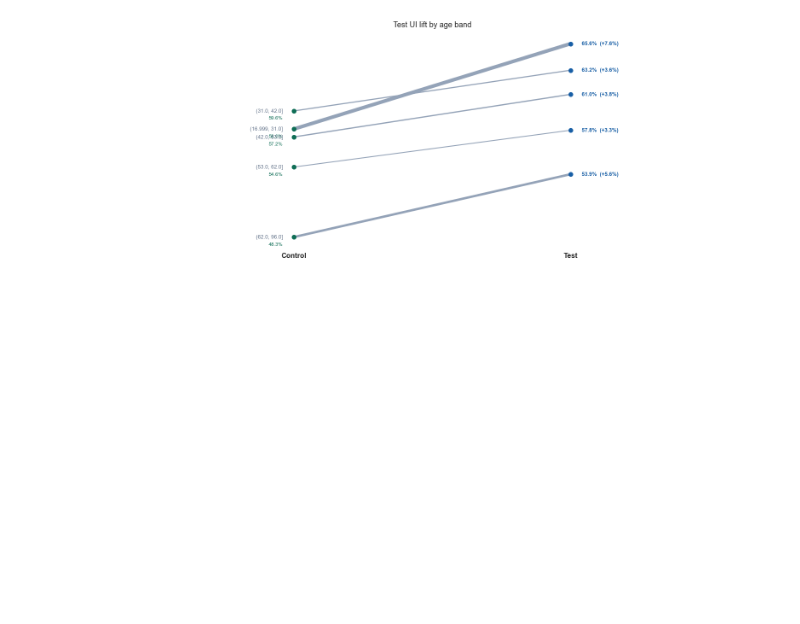
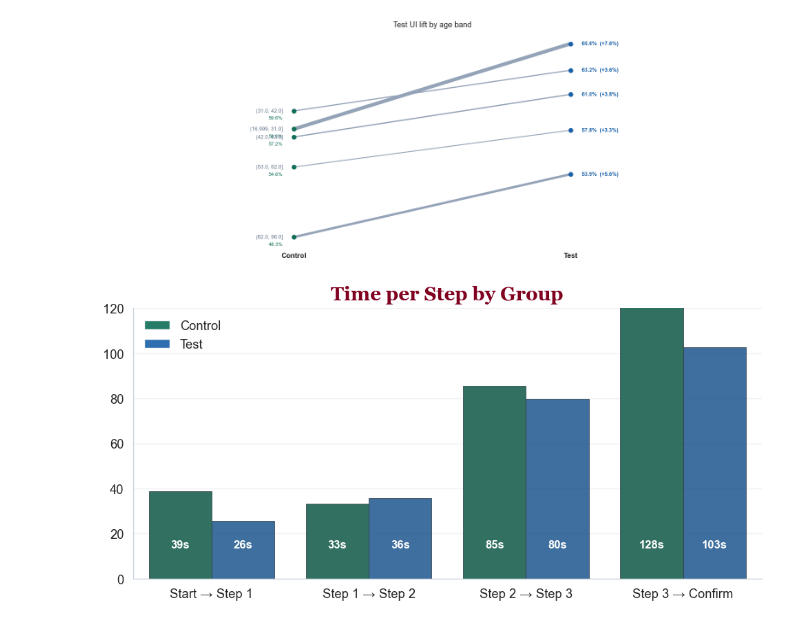
Before and after one commit to bibianglez/project2_eda_inf_stats_tableau, a Jupyter notebook: notebooks/Claire_figures.ipynb, the cells around one changed output. Saved outputs shown, nothing was run; the diff lists cells and outputs as text; code cells hidden in the pictures; blank space fills up the shorter version.

```diff
--- a/notebooks/Claire_figures.ipynb
+++ b/notebooks/Claire_figures.ipynb
@@ -1384,3 +1387,82 @@ plt.tight_layout()
 plt.show()
 # %% [output]
 [figure]
+# %%
+step_labels_t = {
+    'time_start_step1': 'Start → Step 1',
+    'time_step1_step2': 'Step 1 → Step 2',
+    'time_step2_step3': 'Step 2 → Step 3',
+    'time_step3_confirm': 'Step 3 → Confirm'
+}
+df_t['step_label'] = df_t['step'].map(step_labels_t)
+step_order_t = list(step_labels_t.values())
+
+fig, ax = plt.subplots(figsize=(10, 5))
+
+sns.barplot(
+    data=df_t,
+    x='step_label',
+    y='time(seconds)',
+    hue='condition',
+    order=step_order_t,
+    palette=['#0f6e56', '#185fa6'],
+    ax=ax,
+    edgecolor='#2f3e46',
+    linewidth=0.6,
+    alpha=0.9
+)
+
+ax.grid(True, axis='y', color='#94a3b8', linestyle='-', alpha=0.15)
+ax.grid(False, axis='x')
+ax.set_ylim(0, 120)
+
+ax.set_xlabel('')
+ax.set_ylabel('')
+gfont = {'fontname': 'Georgia'}
+ax.set_title('Time per Step by Group', fontsize=20, y=1.01,
+             color='#800020', fontweight='bold', **gfont)
+
+for spine in ['top', 'right']:
+    ax.spines[spine].set_visible(False)
+for spine in ['left', 'bottom']:
+    ax.spines[spine].set_color('#cbd5e1')
+    ax.spines[spine].set_linewidth(1)
+
+label_y = 15
+colors = ['#0f6e56', '#185fa6']
+# for i, p in enumerate(ax.patches):
+#     height = p.get_height()
+#     ax.text(
+#         p.get_x() + p.get_width() / 2,
+#         label_y,
+#         f"{height:.0f}s",
+#         ha='center', va='center',
+#         fontsize=12, fontweight='bold', color='white'
+#     )
+
+for p in ax.patches:
+    height = p.get_height()
+    if height <= 0:
+        continue
+    ax.text(
+        p.get_x() + p.get_width() / 2,
+        label_y,
+        f"{height:.0f}s",
+        ha='center', va='center',
+        fontsize=12, fontweight='bold', color='white'
+    )
+
+# replace legend with patches
+legend_elements = [
+    mpatches.Patch(facecolor='#0f6e56', alpha=0.9, label='Control'),
+    mpatches.Patch(facecolor='#185fa6', alpha=0.9, label='Test'),
+]
+ax.legend(handles=legend_elements, frameon=False)
+# ax.legend(title='', labels=['Control', 'Test'], frameon=False)
+
+plt.tight_layout()
+output_path = os.path.join('..', 'figures', 'time_per_step.png')
+plt.savefig(output_path, dpi=300, bbox_inches='tight', transparent=True)
+plt.show()
+# %% [output]
+[figure, added]
```
Also changed, not shown: parts of 7 cells of this notebook, 3 other files.
